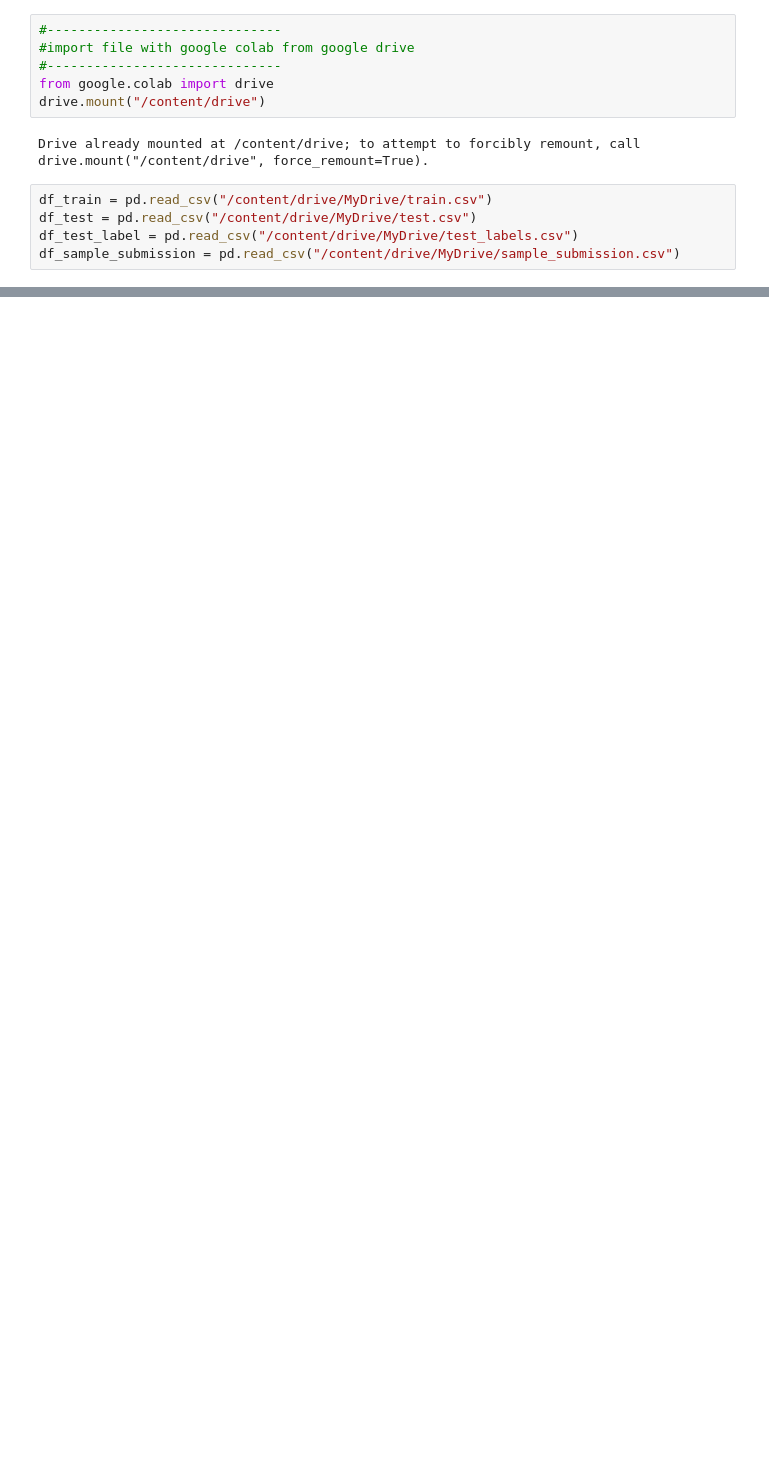
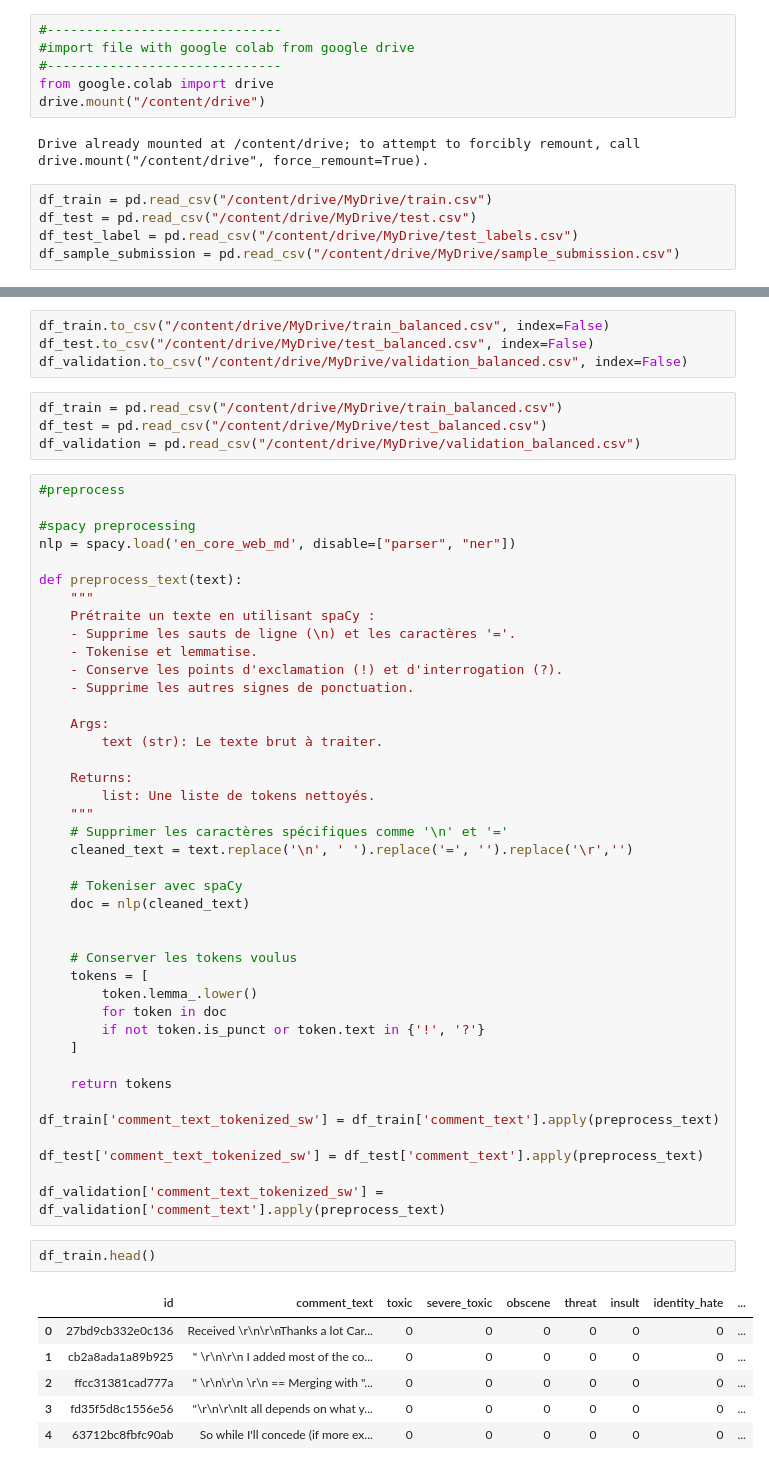
Before and after one commit to kakao95490/ToxicDetector, a Jupyter notebook: Data_Preprocess.ipynb, the cells around one changed output, grey strips where cells are left out. Drawn from its saved outputs; the diff is of its cells as text; blank space fills up the shorter version.

```diff
--- a/Data_Preprocess.ipynb
+++ b/Data_Preprocess.ipynb
@@ -96,0 +241,58 @@ df_test['comment_text_tokenized'] = df_test['comment_text'].apply(preprocess_tex
+# %%
+df_train.to_csv("/content/drive/MyDrive/train_balanced.csv", index=False)
+df_test.to_csv("/content/drive/MyDrive/test_balanced.csv", index=False)
+df_validation.to_csv("/content/drive/MyDrive/validation_balanced.csv", index=False)
+# %%
+df_train = pd.read_csv("/content/drive/MyDrive/train_balanced.csv")
+df_test = pd.read_csv("/content/drive/MyDrive/test_balanced.csv")
+df_validation = pd.read_csv("/content/drive/MyDrive/validation_balanced.csv")
+# %%
+#preprocess
+
+#spacy preprocessing
+nlp = spacy.load('en_core_web_md', disable=["parser", "ner"])
+
+def preprocess_text(text):
+    """
+    Prétraite un texte en utilisant spaCy :
+    - Supprime les sauts de ligne (\n) et les caractères '='.
+    - Tokenise et lemmatise.
+    - Conserve les points d'exclamation (!) et d'interrogation (?).
+    - Supprime les autres signes de ponctuation.
+
+    Args:
+        text (str): Le texte brut à traiter.
+
+    Returns:
+        list: Une liste de tokens nettoyés.
+    """
+    # Supprimer les caractères spécifiques comme '\n' et '='
+    cleaned_text = text.replace('\n', ' ').replace('=', '').replace('\r','')
+
+    # Tokeniser avec spaCy
+    doc = nlp(cleaned_text)
+
+
+    # Conserver les tokens voulus
+    tokens = [
+        token.lemma_.lower()
+        for token in doc
+        if not token.is_punct or token.text in {'!', '?'}
+    ]
+
+    return tokens
+
+df_train['comment_text_tokenized_sw'] = df_train['comment_text'].apply(preprocess_text)
+
+df_test['comment_text_tokenized_sw'] = df_test['comment_text'].apply(preprocess_text)
+
+df_validation['comment_text_tokenized_sw'] = df_validation['comment_text'].apply(preprocess_text)
+# %%
+df_train.head()
+# %% [output]
+|  | id | comment_text | toxic | severe_toxic | obscene | threat | insult | identity_hate | ... |
+| 0 | 27bd9cb332e0c136 | Received \r\n\r\nThanks a lot Car... | 0 | 0 | 0 | 0 | 0 | 0 | ... |
+| 1 | cb2a8ada1a89b925 | " \r\n\r\n I added most of the co... | 0 | 0 | 0 | 0 | 0 | 0 | ... |
+| 2 | ffcc31381cad777a | " \r\n\r\n \r\n == Merging with "... | 0 | 0 | 0 | 0 | 0 | 0 | ... |
+| 3 | fd35f5d8c1556e56 | "\r\n\r\nIt all depends on what y... | 0 | 0 | 0 | 0 | 0 | 0 | ... |
+| 4 | 63712bc8fbfc90ab | So while I'll concede (if more ex... | 0 | 0 | 0 | 0 | 0 | 0 | ... |
```
Also changed, not shown: parts of 28 cells of this notebook, 4 other files.
